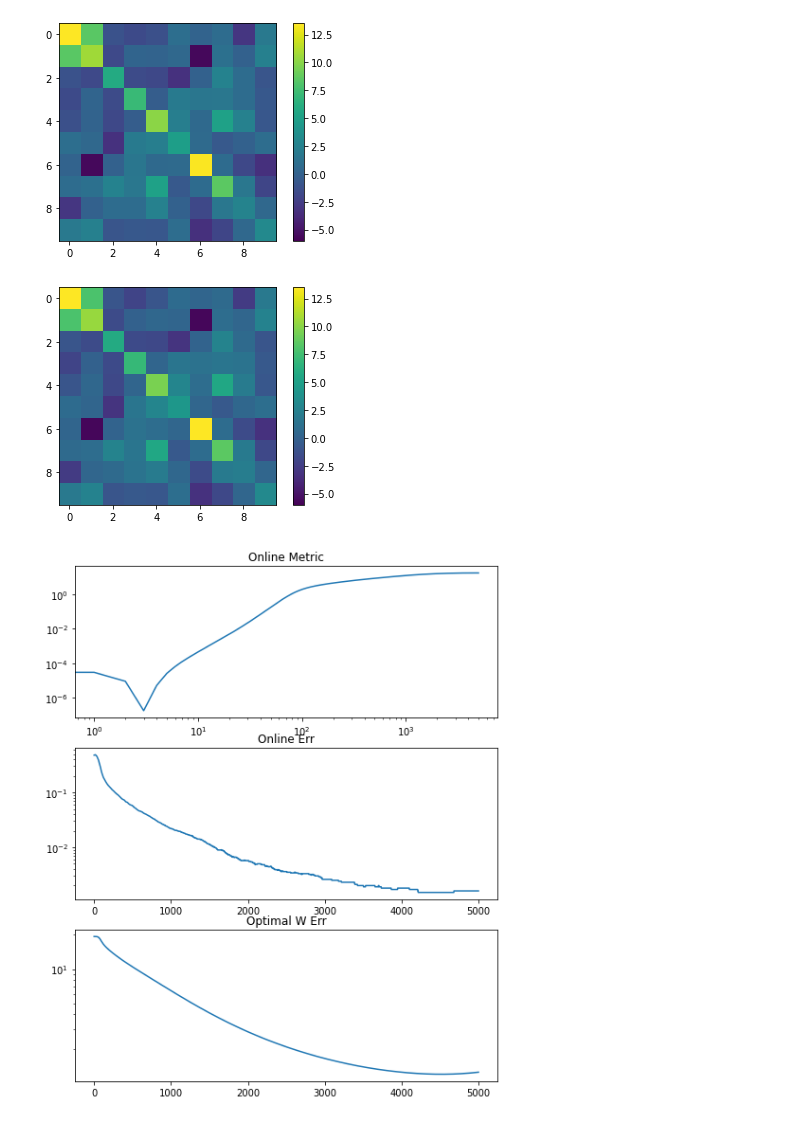
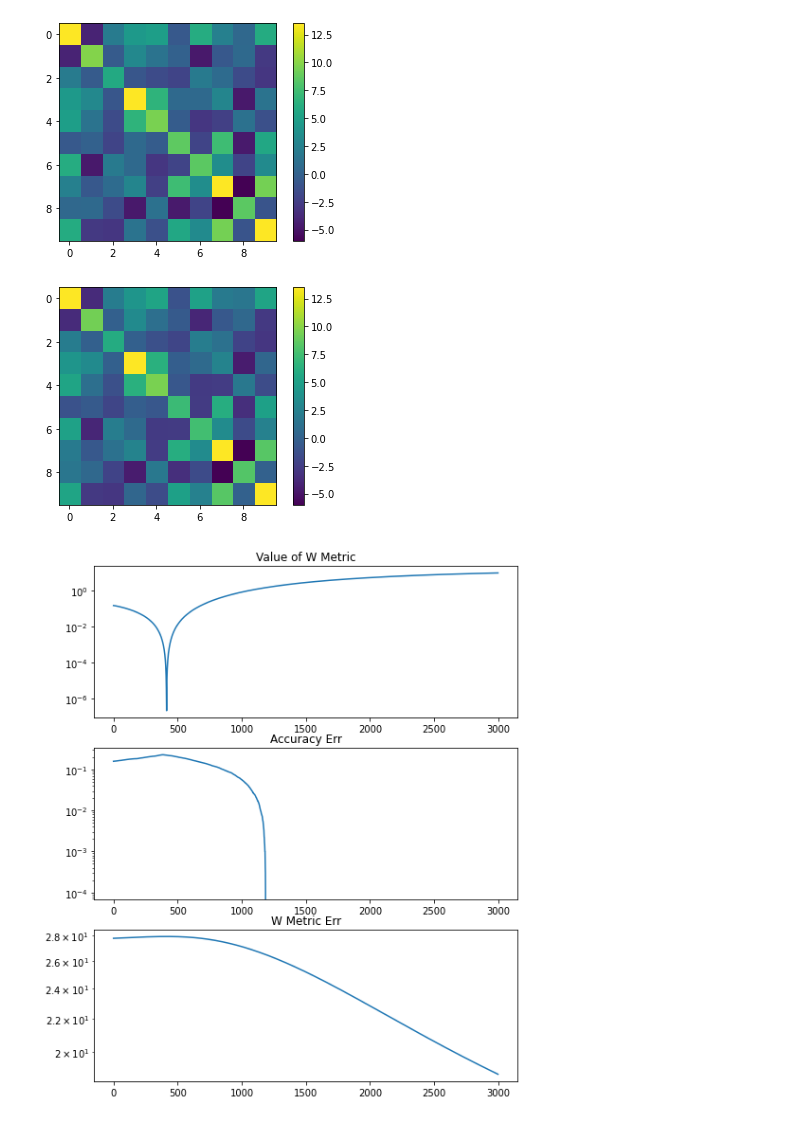
Before and after one commit to flatironinstitute/bio-lda, a Jupyter notebook: LDA.ipynb, the cells around one changed output. Cells and saved outputs as stored; diff of their text form; code cells hidden in the pictures.

```diff
--- a/LDA.ipynb
+++ b/LDA.ipynb
@@ -23,7 +23,7 @@ print(true_LDA_score)
 # %%
 def eta(t):
-    return 1e-3
+    return 1e-2
 
 def gamma(t):
-    return 1e-3
+    return 1e-4
 # %%
@@ -64,0 +66,14 @@ plt.show()
+# %%
+for eta in [1e-5,1e-6,1e-7,1e-8]:
+    for factor in [1e-0,1e-1,1e-2,1e-3]:
+        gamma = eta*factor
+        print(eta, gamma)
+        LDA, err, metric, optimal, s, mu_d = util.run_online(X, y, m1, m2, cov,  true_LDA_score, eta, gamma, epochs=2000)
+        fig, axs = plt.subplots(3,1, figsize=(8,10))
+        axs[0].semilogy(metric)
+        axs[0].set_title("Value of W Metric") # Value of W
+        axs[1].semilogy(err)
+        axs[1].set_title("Accuracy Err") # Accuracy
+        axs[2].semilogy(optimal)
+        axs[2].set_title("W Metric Err") # Err of W from Optimal W
+        plt.show()
@@ -65,36 +94,35 @@ plt.show()
 # %%
-eta = 1e-7
-gamma = 1e-8
+eta = 1e-8
+gamma = 1e-10
 # %%
-np.random.seed(0)
-LDA, err, metric, optimal, s, mu_d = util.run_online(X, y, m1, m2, cov,  true_LDA_score, eta, gamma, epochs=5000)
+LDA, err, metric, optimal, s, mu_d = util.run_online(X, y, m1, m2, cov,  true_LDA_score, eta, gamma, epochs=3000)
 # %%
 s = []
 for count, x in enumerate(X):
     if y[count] == 0:
         s.append((x - LDA.mu1).reshape(-1,1)@(x-LDA.mu1).reshape(-1,1).T)
 # %%
-plt.imshow(util.calculate_covariance_matrix(X[:5000]), clim= [-6,13.5])
+plt.imshow(util.calculate_covariance_matrix(X[:int(proportions[0]*samples)]), clim= [-6,13.5])
 plt.colorbar()
 plt.show()
-plt.imshow(np.sum(s, axis=0)/5000, clim= [-6,13.5])
+plt.imshow(np.sum(s, axis=0)/1000, clim= [-6,13.5])
 plt.colorbar()
 plt.show()
 # %% [output]
-[figure, old version]
+[figure, new version]
-[figure, old version]
+[figure, new version]
 # %%
 fig, axs = plt.subplots(3,1, figsize=(8,10))
 
-axs[0].loglog(metric)
-axs[0].set_title("Online Metric") # Value of W
+axs[0].semilogy(metric)
+axs[0].set_title("Value of W Metric") # Value of W
 axs[1].semilogy(err)
-axs[1].set_title("Online Err") # Accuracy
+axs[1].set_title("Accuracy Err") # Accuracy
 axs[2].semilogy(optimal)
-axs[2].set_title("Optimal W Err") # Err of W from Optimal W
+axs[2].set_title("W Metric Err") # Err of W from Optimal W
 plt.show()
 # %% [output]
-[figure, old version]
+[figure, new version]
 # %%
 optimal[-1], err[-1]
 # %% [output]
```
Also changed, not shown: parts of 12 cells of this notebook, 2 other files.
